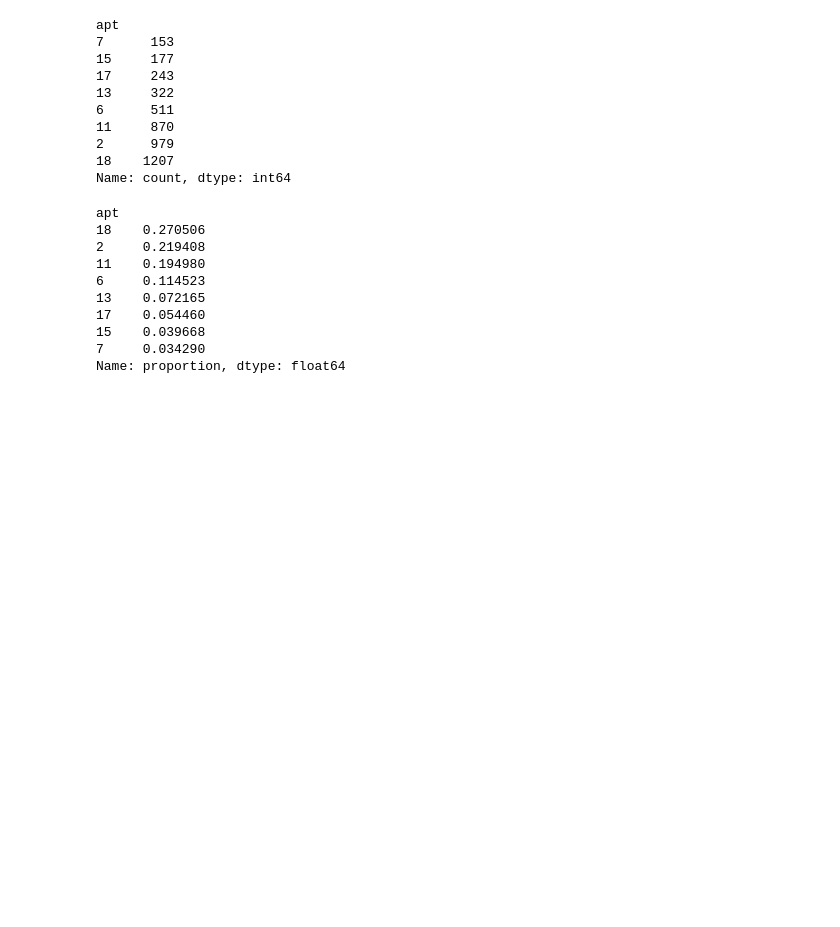
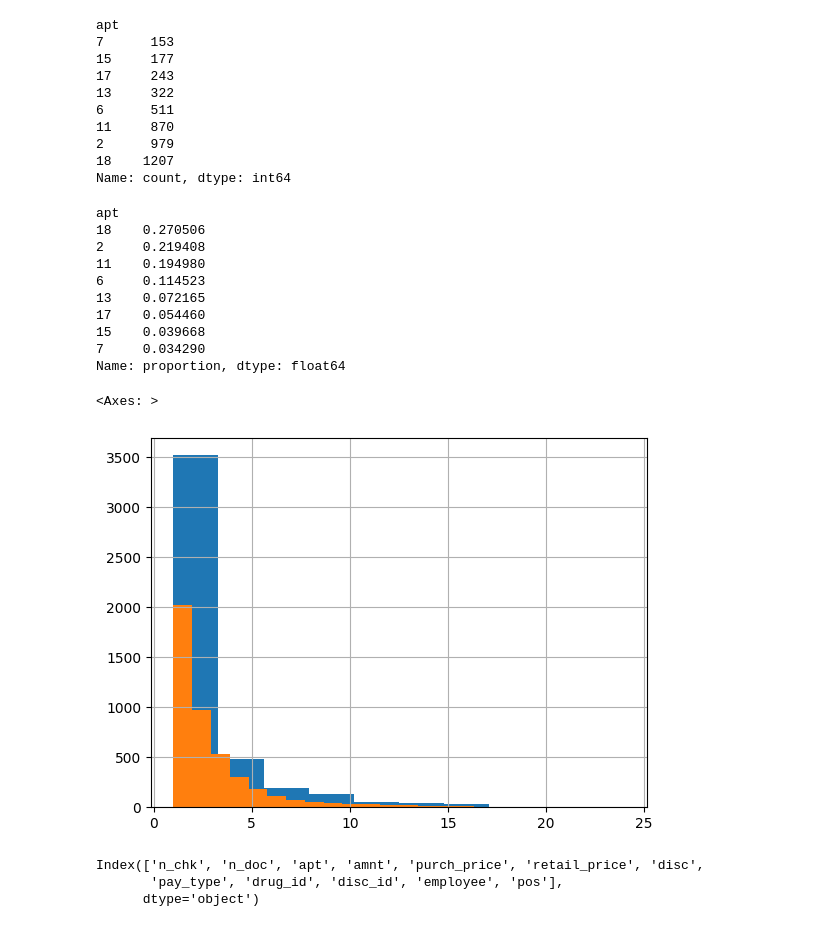
Before and after one commit to rodioniam/study_projects, a Jupyter notebook: pandas/exploratory_data_analysis.ipynb, the cells around one changed output. Cells and saved outputs as stored; diff of their text form; code cells hidden in the pictures; blank space fills up the shorter version.

```diff
--- a/pandas/exploratory_data_analysis.ipynb
+++ b/pandas/exploratory_data_analysis.ipynb
@@ -110,3 +110,11 @@ apt
 15    0.039668
 7     0.034290
 Name: proportion, dtype: float64
+# %%
+# using a histogram to estimate a distribution
+df.pos.value_counts() # this does almost what i need, but its not fancy
+df.pos.hist() # will build histogram
+df.pos.hist(bins=24) # i can set custom bins
+# %% [output]
+<Axes: >
+[figure, added]
@@ -112,0 +133,7 @@ Name: proportion, dtype: float64
+# %%
+# checking what it sees as number columns
+df.select_dtypes(include='number').columns
+# %% [output]
+Index(['n_chk', 'n_doc', 'apt', 'amnt', 'purch_price', 'retail_price', 'disc',
+       'pay_type', 'drug_id', 'disc_id', 'employee', 'pos'],
+      dtype='object')
```
Also changed, not shown: parts of 5 cells of this notebook.
